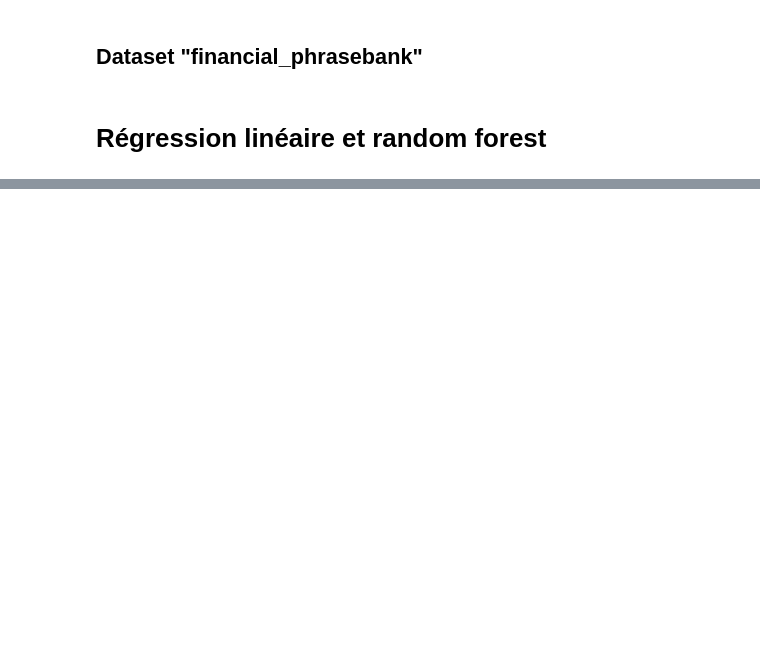
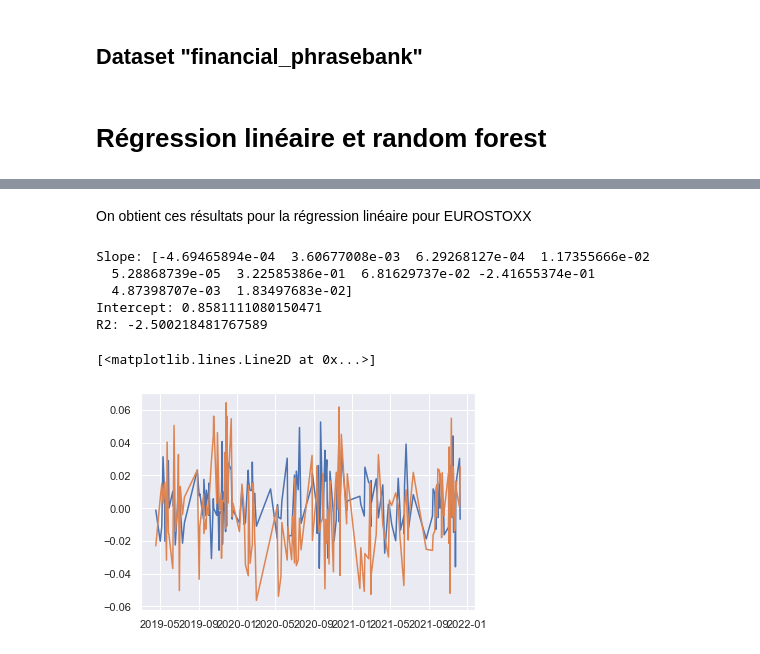
Before and after one commit to a-issac/central-bank-speech-analysis, a Jupyter notebook: Notebook.ipynb, the cells around one changed output, grey strips where cells are left out. Drawn from its saved outputs; the diff is of its cells as text; code cells hidden in the pictures; blank space fills up the shorter version.

```diff
--- a/Notebook.ipynb
+++ b/Notebook.ipynb
@@ -1323,0 +1420,5 @@ X_test = data.iloc[1199:-1]
+# %%
+Y_train = df1["Daily Variation"][:1200]
+Y_test = df1["Daily Variation"][1200:]
+X_train = df1[["Year", "Month", "Day", "DayofWeek", "afinn-score", "textblob-score", "LM-polarity", "LM-subjectivity", "FSS-index", "excitement-index"]].iloc[:1200]
+X_test = df1[["Year", "Month", "Day", "DayofWeek", "afinn-score", "textblob-score", "LM-polarity", "LM-subjectivity", "FSS-index", "excitement-index"]].iloc[1200:]
@@ -1327,0 +1442,20 @@ plt.plot(Y_test.index, lr.predict(X_test))
+# %%
+X_train2 = df2[["Year", "Month", "Day", "DayofWeek", "afinn-score", "textblob-score", "LM-polarity", "LM-subjectivity", "FSS-index", "excitement-index"]].iloc[:1200]
+X_test2 = df2[["Year", "Month", "Day", "DayofWeek", "afinn-score", "textblob-score", "LM-polarity", "LM-subjectivity", "FSS-index", "excitement-index"]].iloc[1200:]
+# %% [markdown]
+On obtient ces résultats pour la régression linéaire pour EUROSTOXX
+# %%
+lr = lr.fit(X_train2, Y_train)
+print('Slope:' ,lr.coef_)
+print('Intercept:', lr.intercept_)
+print('R2:',lr.score(X_test2, Y_test))
+plt.plot(Y_test.index, Y_test)
+plt.plot(Y_test.index, lr.predict(X_test2))
+# %% [output]
+Slope: [-4.69465894e-04  3.60677008e-03  6.29268127e-04  1.17355666e-02
+  5.28868739e-05  3.22585386e-01  6.81629737e-02 -2.41655374e-01
+  4.87398707e-03  1.83497683e-02]
+Intercept: 0.8581111080150471
+R2: -2.500218481767589
+[<matplotlib.lines.Line2D at 0x...>]
+[figure, added]
```
Also changed, not shown: parts of 31 cells of this notebook.
